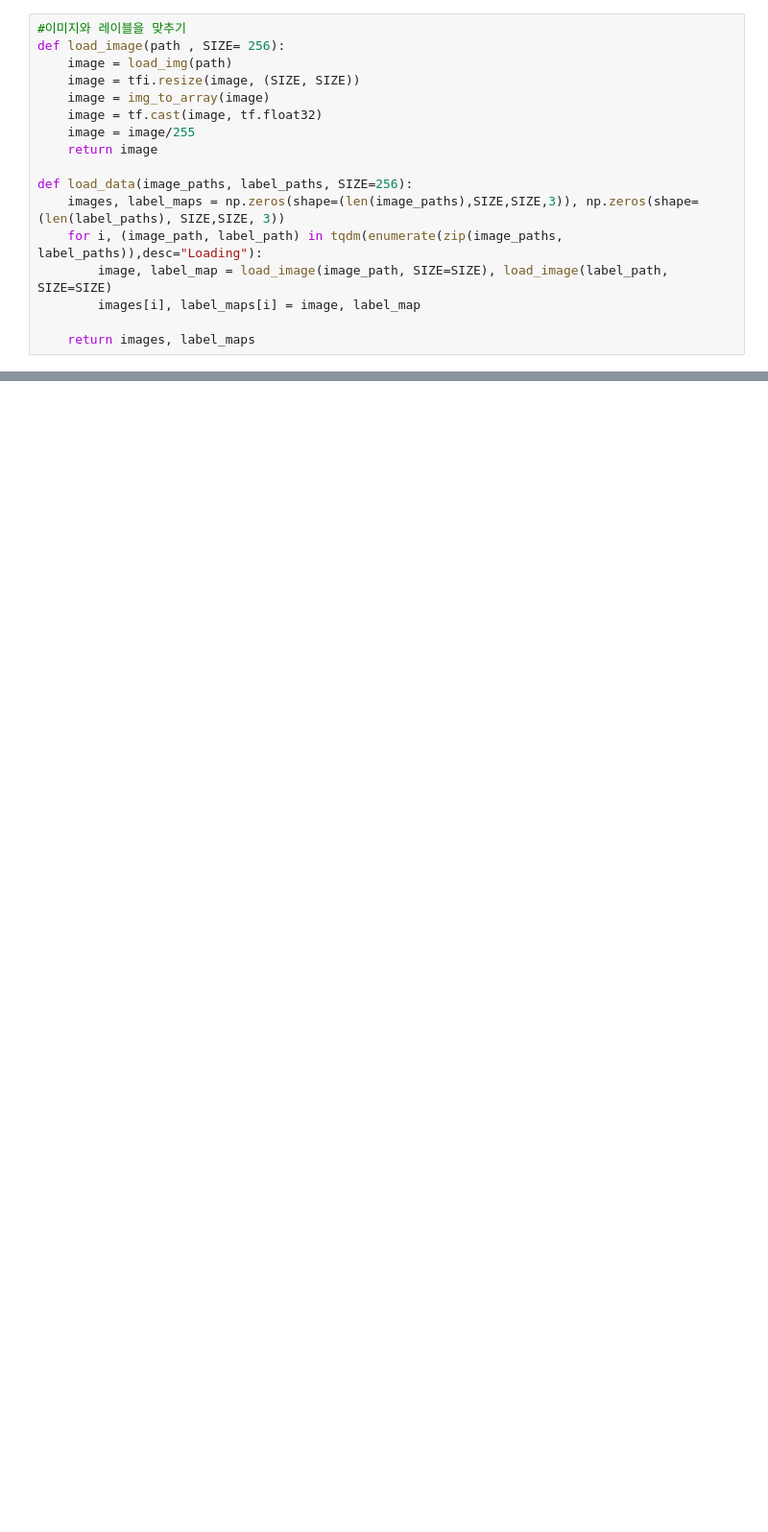
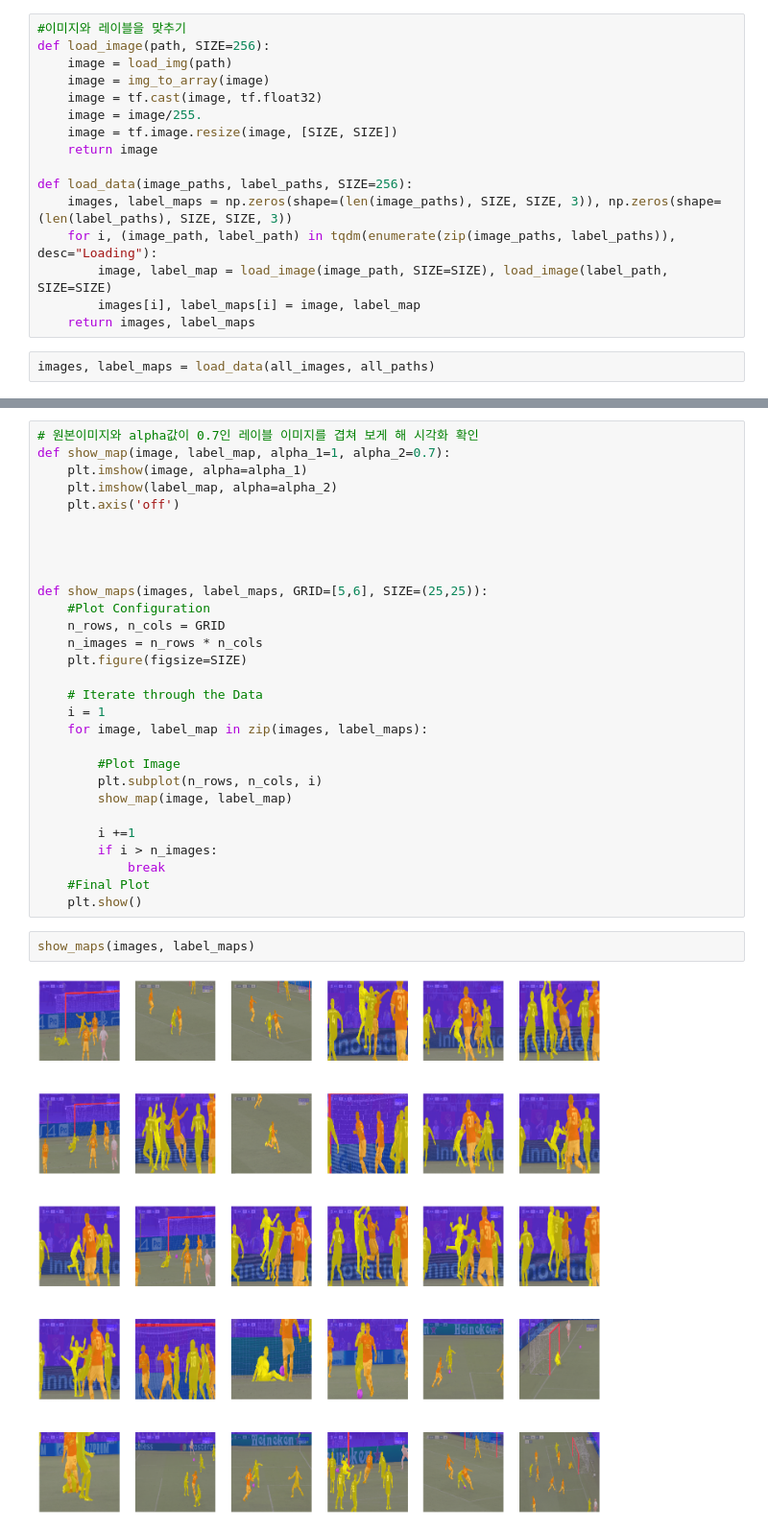
Before and after one commit to kingjiwoo/practice_unet_football_player, a Jupyter notebook: Football_Player_Segmentation.ipynb, the cells around one changed output, grey strips where cells are left out. Shown at 96% size. Saved outputs shown, nothing was run; the diff lists cells and outputs as text; blank space fills up the shorter version.

```diff
--- a/Football_Player_Segmentation.ipynb
+++ b/Football_Player_Segmentation.ipynb
@@ -41,17 +43,18 @@ all_paths[0]
 # %%
 #이미지와 레이블을 맞추기
-def load_image(path , SIZE= 256):
+def load_image(path, SIZE=256):
     image = load_img(path)
-    image = tfi.resize(image, (SIZE, SIZE))
     image = img_to_array(image)
     image = tf.cast(image, tf.float32)
-    image = image/255
+    image = image/255.
+    image = tf.image.resize(image, [SIZE, SIZE])
     return image
 
 def load_data(image_paths, label_paths, SIZE=256):
-    images, label_maps = np.zeros(shape=(len(image_paths),SIZE,SIZE,3)), np.zeros(shape=(len(label_paths), SIZE,SIZE, 3))
-    for i, (image_path, label_path) in tqdm(enumerate(zip(image_paths, label_paths)),desc="Loading"):
+    images, label_maps = np.zeros(shape=(len(image_paths), SIZE, SIZE, 3)), np.zeros(shape=(len(label_paths), SIZE, SIZE, 3))
+    for i, (image_path, label_path) in tqdm(enumerate(zip(image_paths, label_paths)), desc="Loading"):
         image, label_map = load_image(image_path, SIZE=SIZE), load_image(label_path, SIZE=SIZE)
         images[i], label_maps[i] = image, label_map
-
     return images, label_maps
+# %%
+images, label_maps = load_data(all_images, all_paths)
@@ -57,0 +63,33 @@ def load_data(image_paths, label_paths, SIZE=256):
+# %%
+# 원본이미지와 alpha값이 0.7인 레이블 이미지를 겹쳐 보게 해 시각화 확인
+def show_map(image, label_map, alpha_1=1, alpha_2=0.7):
+    plt.imshow(image, alpha=alpha_1)
+    plt.imshow(label_map, alpha=alpha_2)
+    plt.axis('off')
+
+
+
+
+def show_maps(images, label_maps, GRID=[5,6], SIZE=(25,25)):
+    #Plot Configuration
+    n_rows, n_cols = GRID
+    n_images = n_rows * n_cols
+    plt.figure(figsize=SIZE)
+
+    # Iterate through the Data
+    i = 1
+    for image, label_map in zip(images, label_maps):
+
+        #Plot Image
+        plt.subplot(n_rows, n_cols, i)
+        show_map(image, label_map)
+
+        i +=1
+        if i > n_images:
+            break
+    #Final Plot
+    plt.show()
+# %%
+show_maps(images, label_maps)
+# %% [output]
+[figure, added]
```
Also changed, not shown: parts of 5 cells of this notebook.
